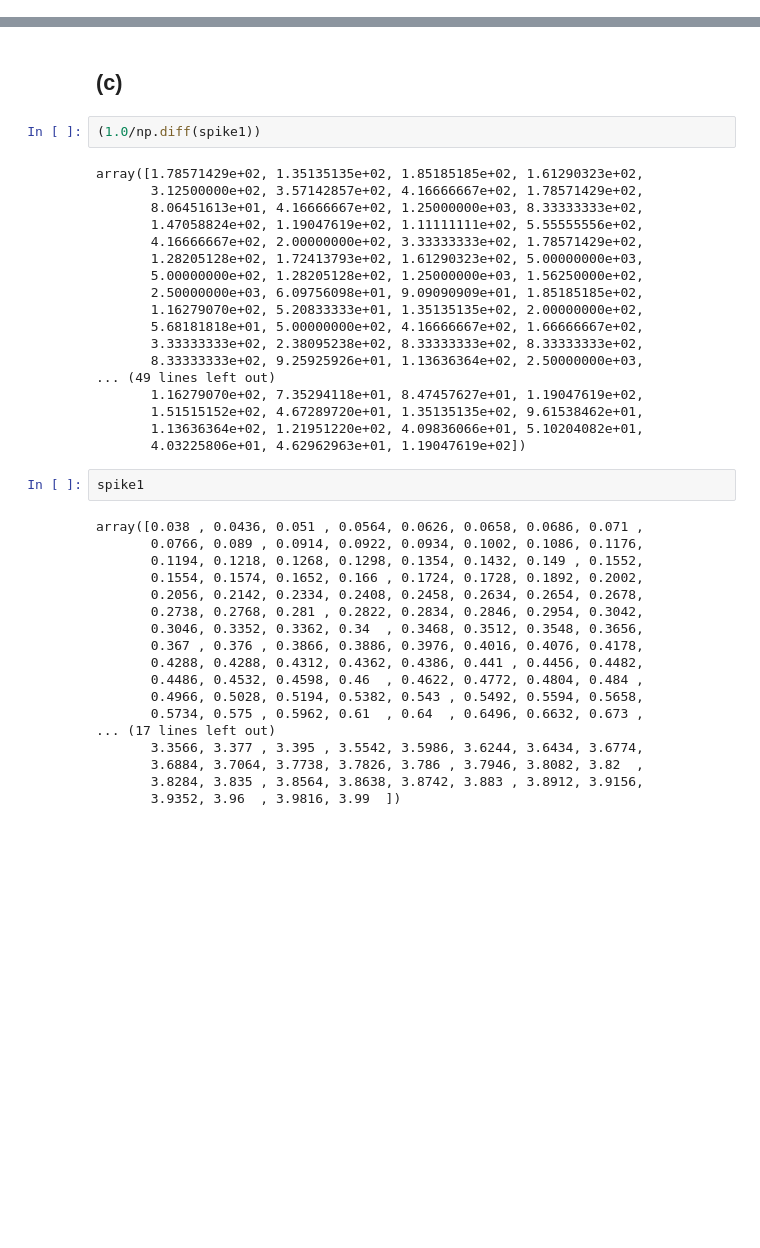
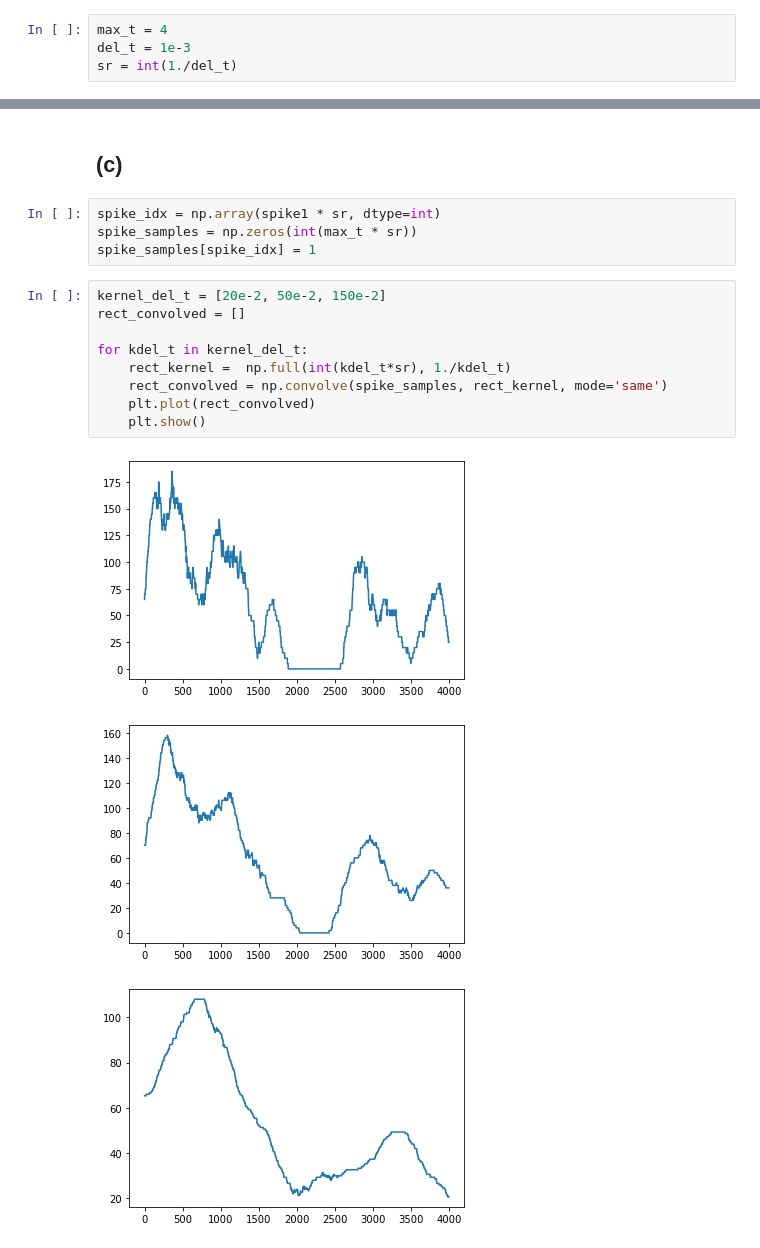
Before and after one commit to bramantyois/aand, a Jupyter notebook: week_01/week_01.ipynb, the cells around one changed output, grey strips where cells are left out. Saved outputs shown, nothing was run; the diff lists cells and outputs as text; blank space fills up the shorter version.

Commit message:
updating spike and convolution

```diff
--- a/week_01/week_01.ipynb
+++ b/week_01/week_01.ipynb
@@ -7,6 +7,10 @@ Bramantyo Ibrahim Supriyatno
 # %%
 import numpy as np
 import matplotlib.pyplot as plt
+# %%
+max_t = 4
+del_t = 1e-3
+sr = int(1./del_t)
 # %% [markdown]
 # 1. Firing Rate Estimation and Convolution
 # %% [markdown]
@@ -48,43 +52,20 @@ for del_t in del_ts:
 [figure]
 # %% [markdown]
 ## (c)
-# %%
-(1.0/np.diff(spike1))
-# %% [output]
-array([1.78571429e+02, 1.35135135e+02, 1.85185185e+02, 1.61290323e+02,
-       3.12500000e+02, 3.57142857e+02, 4.16666667e+02, 1.78571429e+02,
-       8.06451613e+01, 4.16666667e+02, 1.25000000e+03, 8.33333333e+02,
-       1.47058824e+02, 1.19047619e+02, 1.11111111e+02, 5.55555556e+02,
-       4.16666667e+02, 2.00000000e+02, 3.33333333e+02, 1.78571429e+02,
-       1.28205128e+02, 1.72413793e+02, 1.61290323e+02, 5.00000000e+03,
-       5.00000000e+02, 1.28205128e+02, 1.25000000e+03, 1.56250000e+02,
-       2.50000000e+03, 6.09756098e+01, 9.09090909e+01, 1.85185185e+02,
-       1.16279070e+02, 5.20833333e+01, 1.35135135e+02, 2.00000000e+02,
-       5.68181818e+01, 5.00000000e+02, 4.16666667e+02, 1.66666667e+02,
-       3.33333333e+02, 2.38095238e+02, 8.33333333e+02, 8.33333333e+02,
-       8.33333333e+02, 9.25925926e+01, 1.13636364e+02, 2.50000000e+03,
-... (49 lines left out)
-       1.16279070e+02, 7.35294118e+01, 8.47457627e+01, 1.19047619e+02,
-       1.51515152e+02, 4.67289720e+01, 1.35135135e+02, 9.61538462e+01,
-       1.13636364e+02, 1.21951220e+02, 4.09836066e+01, 5.10204082e+01,
-       4.03225806e+01, 4.62962963e+01, 1.19047619e+02])
-# %%
-spike1
-# %% [output]
-array([0.038 , 0.0436, 0.051 , 0.0564, 0.0626, 0.0658, 0.0686, 0.071 ,
-       0.0766, 0.089 , 0.0914, 0.0922, 0.0934, 0.1002, 0.1086, 0.1176,
-       0.1194, 0.1218, 0.1268, 0.1298, 0.1354, 0.1432, 0.149 , 0.1552,
-       0.1554, 0.1574, 0.1652, 0.166 , 0.1724, 0.1728, 0.1892, 0.2002,
-       0.2056, 0.2142, 0.2334, 0.2408, 0.2458, 0.2634, 0.2654, 0.2678,
-       0.2738, 0.2768, 0.281 , 0.2822, 0.2834, 0.2846, 0.2954, 0.3042,
-       0.3046, 0.3352, 0.3362, 0.34  , 0.3468, 0.3512, 0.3548, 0.3656,
-       0.367 , 0.376 , 0.3866, 0.3886, 0.3976, 0.4016, 0.4076, 0.4178,
-       0.4288, 0.4288, 0.4312, 0.4362, 0.4386, 0.441 , 0.4456, 0.4482,
-       0.4486, 0.4532, 0.4598, 0.46  , 0.4622, 0.4772, 0.4804, 0.484 ,
-       0.4966, 0.5028, 0.5194, 0.5382, 0.543 , 0.5492, 0.5594, 0.5658,
-       0.5734, 0.575 , 0.5962, 0.61  , 0.64  , 0.6496, 0.6632, 0.673 ,
-... (17 lines left out)
-       3.3566, 3.377 , 3.395 , 3.5542, 3.5986, 3.6244, 3.6434, 3.6774,
-       3.6884, 3.7064, 3.7738, 3.7826, 3.786 , 3.7946, 3.8082, 3.82  ,
-       3.8284, 3.835 , 3.8564, 3.8638, 3.8742, 3.883 , 3.8912, 3.9156,
-       3.9352, 3.96  , 3.9816, 3.99  ])
+# %%
+spike_idx = np.array(spike1 * sr, dtype=int)
+spike_samples = np.zeros(int(max_t * sr))
+spike_samples[spike_idx] = 1
+# %%
+kernel_del_t = [20e-2, 50e-2, 150e-2]
+rect_convolved = []
+
+for kdel_t in kernel_del_t:
+    rect_kernel =  np.full(int(kdel_t*sr), 1./kdel_t)
+    rect_convolved = np.convolve(spike_samples, rect_kernel, mode='same')
+    plt.plot(rect_convolved)
+    plt.show()
+# %% [output]
+[figure, added]
+[figure, added]
+[figure, added]
```
Also changed, not shown: parts of 6 cells of this notebook.
